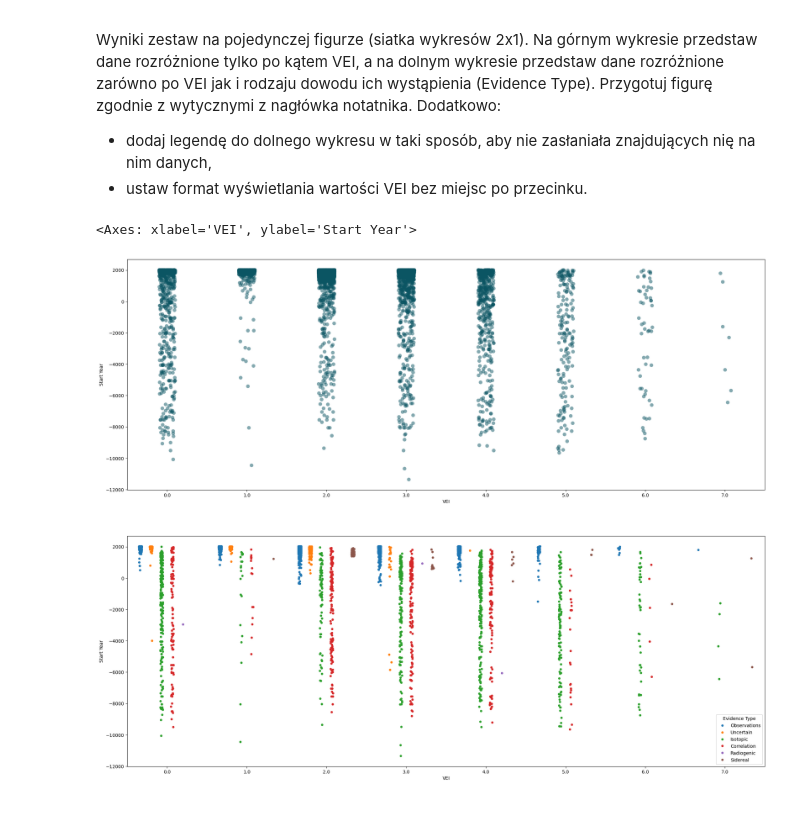
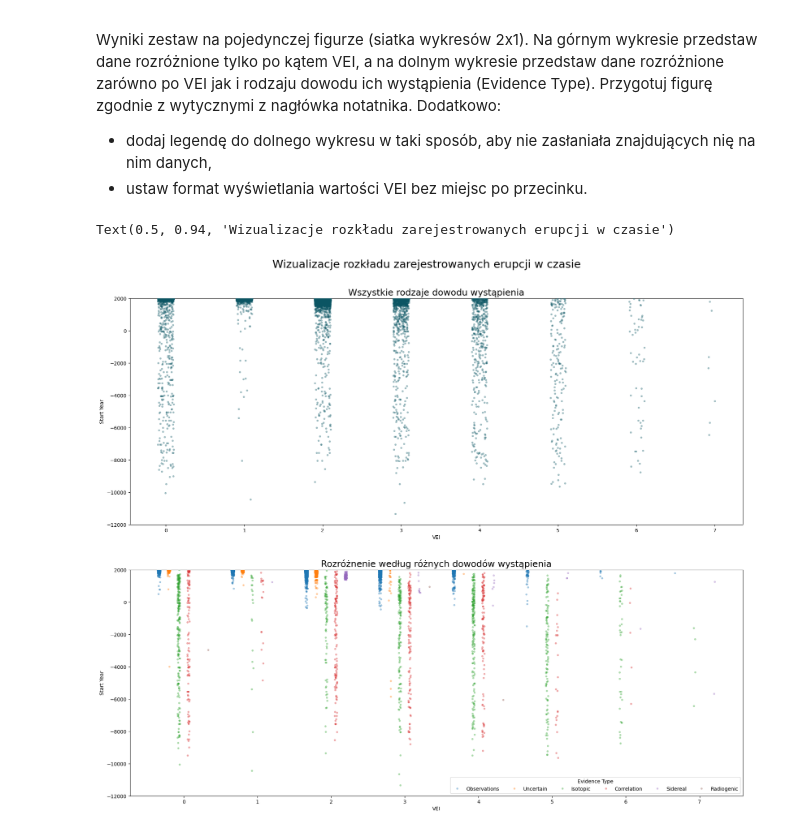
Before and after one commit to kubanskan/AGHCourse-DataAnalysisPython, a Jupyter notebook: Project1-DescriptiveStatistics/ZZ01_CZ03.ipynb, the cells around one changed output. Drawn from its saved outputs; the diff is of its cells as text; code cells hidden in the pictures.

```diff
--- a/Project1-DescriptiveStatistics/ZZ01_CZ03.ipynb
+++ b/Project1-DescriptiveStatistics/ZZ01_CZ03.ipynb
@@ -204,9 +255,18 @@ Wyniki zestaw na pojedynczej figurze (siatka wykresów 2x1). Na górnym wykresie
 - dodaj legendę do dolnego wykresu w taki sposób, aby nie zasłaniała znajdujących nię na nim danych,
 - ustaw format wyświetlania wartości VEI bez miejsc po przecinku.
 # %%
-fig,ax=plt.subplots(2,1, figsize = (25,20))
-sns.stripplot(eruptions_data, y="Start Year", x="VEI", ax=ax[0], alpha=0.5, size=8, color="#0B5563")
-sns.stripplot(eruptions_data, y="Start Year", x="VEI", ax=ax[1], hue="Evidence Type", dodge=True)
+fig, ax = plt.subplots(2,1, figsize = (22,18))
+
+sns.stripplot(eruptions_data, y = "Start Year", x = "VEI", ax = ax[0], alpha = 0.4, size = 4, color = "#0B5563", native_scale = True)
+ax[0].set_title('Wszystkie rodzaje dowodu wystąpienia', fontsize = '18')
+ax[0].set_ylim(-12000, 2010)
+
+sns.stripplot(eruptions_data, y = "Start Year", x = "VEI", ax = ax[1], hue = "Evidence Type", dodge = True, alpha = 0.4, size = 4, native_scale = True)
+ax[1].set_title('Rozróżnenie według różnych dowodów wystąpienia', fontsize = '18')
+ax[1].legend(loc="lower right", ncol=len(eruptions_data.columns), title='Evidence Type')
+ax[1].set_ylim(-12000, 2010)
+
+fig.suptitle('Wizualizacje rozkładu zarejestrowanych erupcji w czasie', fontsize = '22', y = 0.94)
 # %% [output]
-<Axes: xlabel='VEI', ylabel='Start Year'>
+Text(0.5, 0.94, 'Wizualizacje rozkładu zarejestrowanych erupcji w czasie')
-[figure, old version]
+[figure, new version]
```
Also changed, not shown: parts of 6 cells of this notebook, 3 other files.
